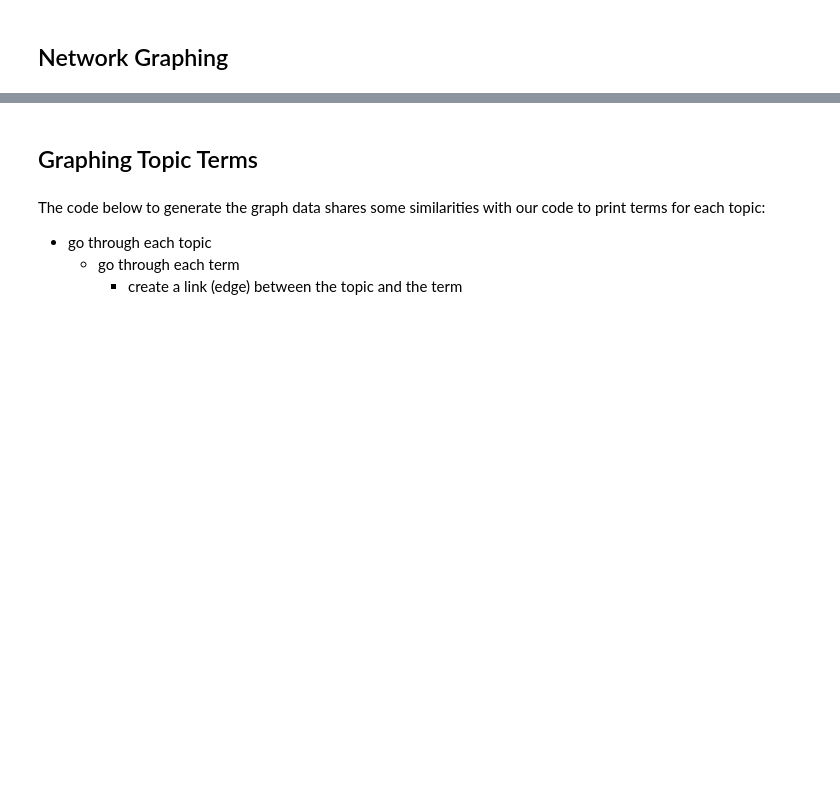
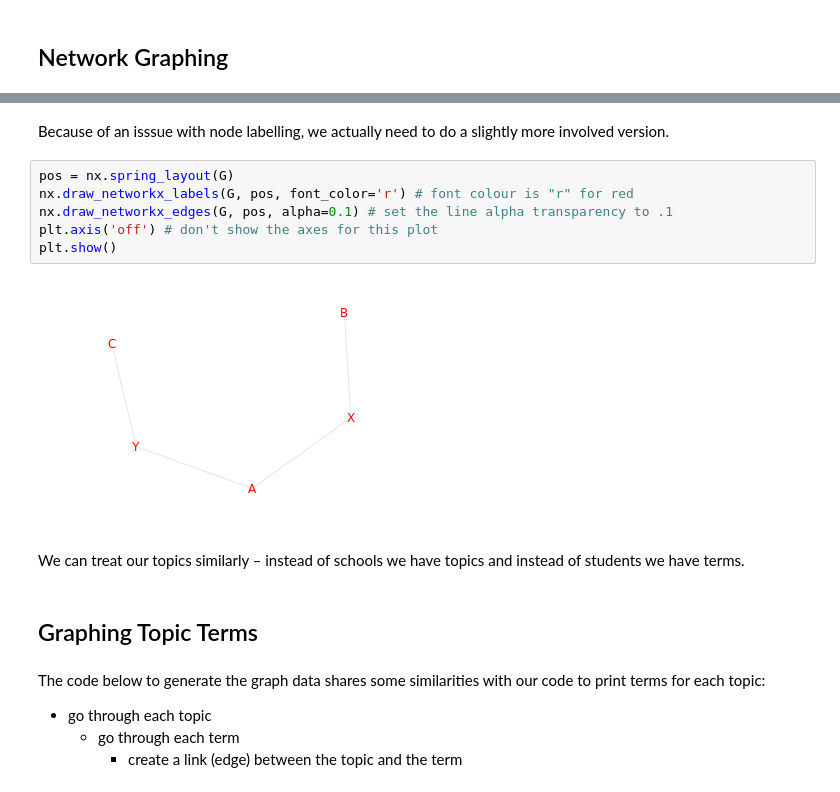
Before and after one commit to sgsinclair/alta, a Jupyter notebook: ipynb/TopicModelling.ipynb, the cells around one changed output, grey strips where cells are left out. Drawn from its saved outputs; the diff is of its cells as text; blank space fills up the shorter version.

```diff
--- a/ipynb/TopicModelling.ipynb
+++ b/ipynb/TopicModelling.ipynb
@@ -224,3 +235,15 @@ We can treat our topics similarly – instead of schools we have topics and ins
+# %% [markdown]
+Because of an isssue with node labelling, we actually need to do a slightly more involved version.
+# %%
+pos = nx.spring_layout(G)
+nx.draw_networkx_labels(G, pos, font_color='r') # font colour is "r" for red
+nx.draw_networkx_edges(G, pos, alpha=0.1) # set the line alpha transparency to .1
+plt.axis('off') # don't show the axes for this plot
+plt.show()
+# %% [output]
+[figure, added]
+# %% [markdown]
+We can treat our topics similarly – instead of schools we have topics and instead of students we have terms.
 # %% [markdown]
 ## Graphing Topic Terms
 # %% [markdown]
```
Also changed, not shown: parts of 14 cells of this notebook.
